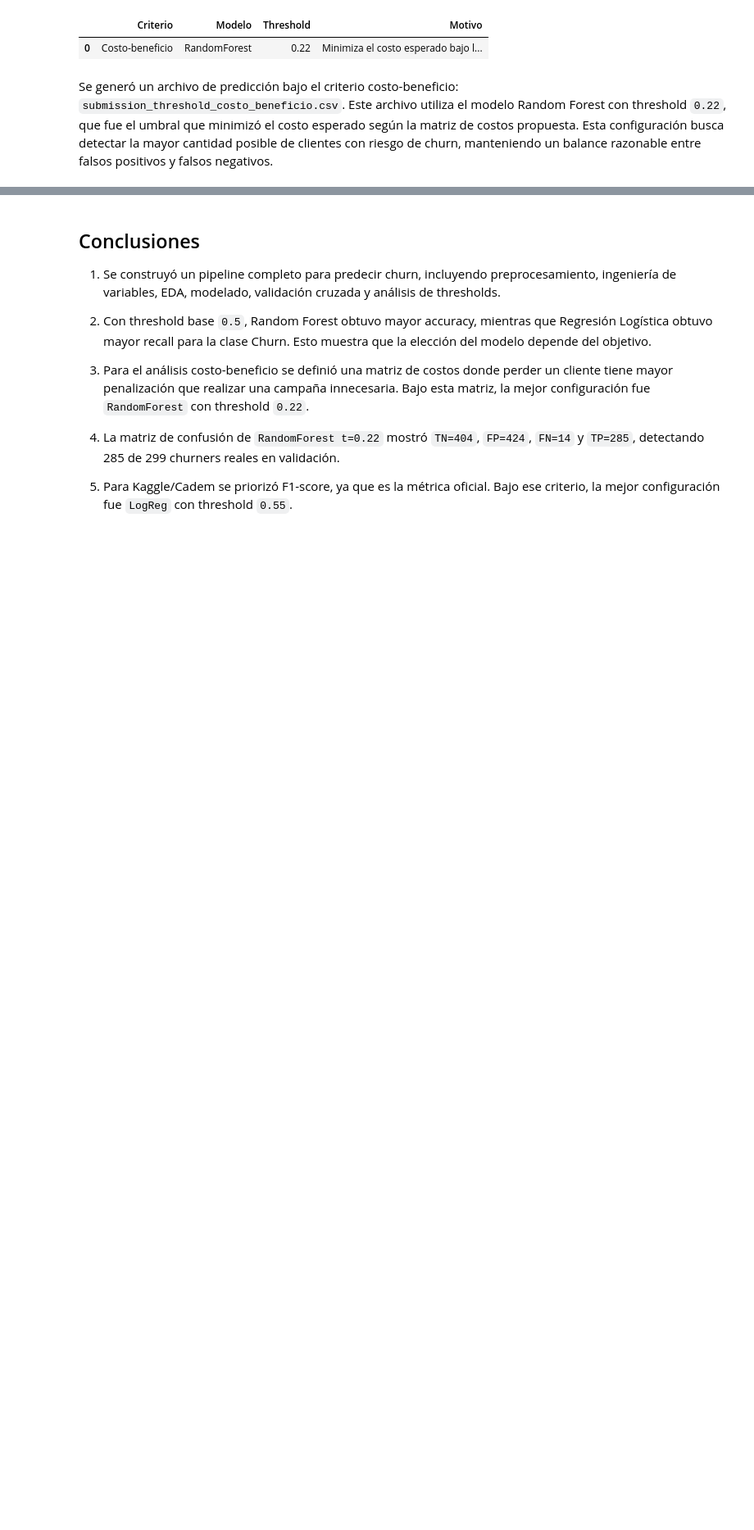
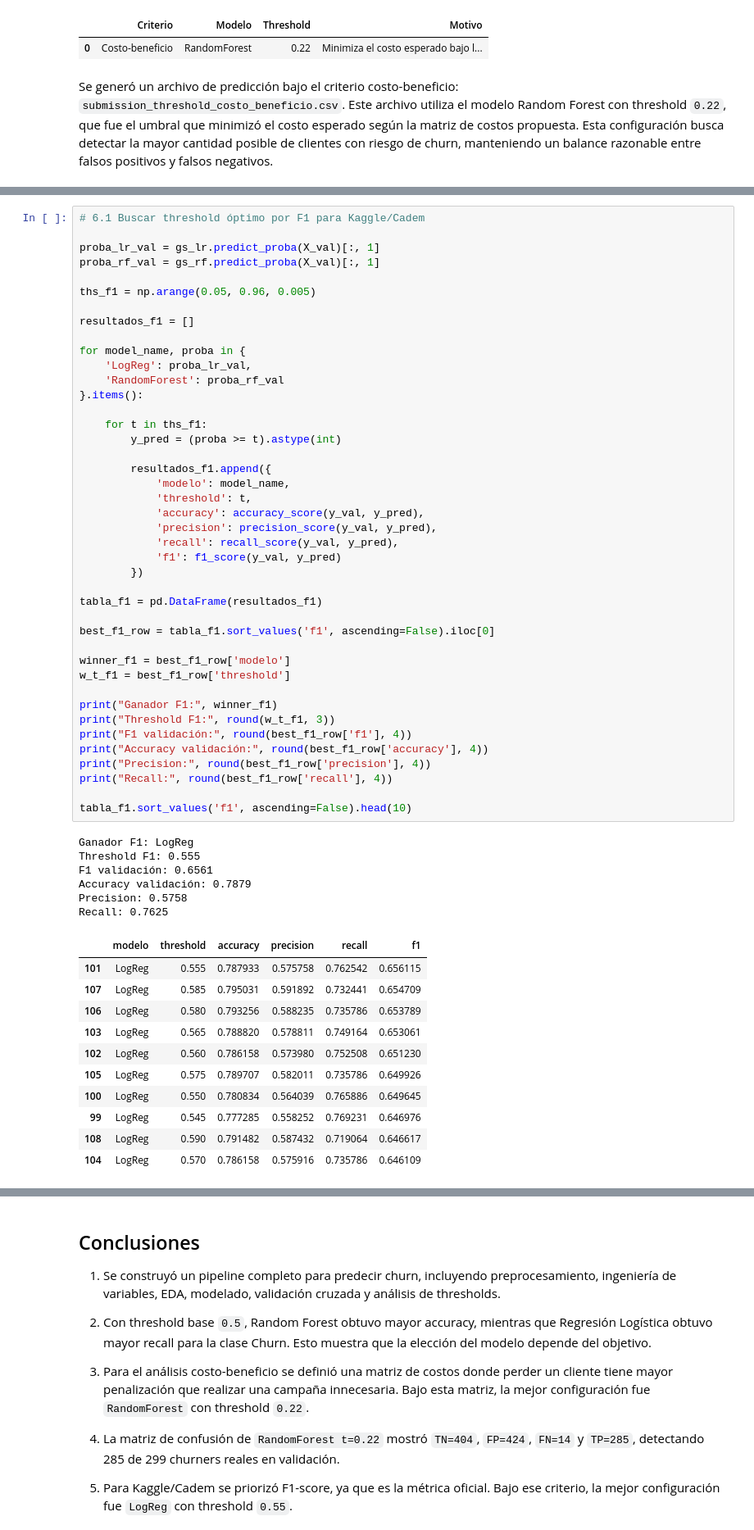
Before and after one commit to joelm2405/ml-telco-churn-grupo10, a Jupyter notebook: notebooks/Proyecto_ML_Churn.ipynb, the cells around one changed output, grey strips where cells are left out. Shown at 82% size. Cells and saved outputs as stored; diff of their text form; blank space fills up the shorter version.

```diff
--- a/notebooks/Proyecto_ML_Churn.ipynb
+++ b/notebooks/Proyecto_ML_Churn.ipynb
@@ -748 +725,61 @@ RForest: t_f1=0.46 → F1 val=0.6392
+# %%
+# 6.1 Buscar threshold óptimo por F1 para Kaggle/Cadem
+
+proba_lr_val = gs_lr.predict_proba(X_val)[:, 1]
+proba_rf_val = gs_rf.predict_proba(X_val)[:, 1]
+
+ths_f1 = np.arange(0.05, 0.96, 0.005)
+
+resultados_f1 = []
+
+for model_name, proba in {
+    'LogReg': proba_lr_val,
+    'RandomForest': proba_rf_val
+}.items():
+
+    for t in ths_f1:
+        y_pred = (proba >= t).astype(int)
+
+        resultados_f1.append({
+            'modelo': model_name,
+            'threshold': t,
+            'accuracy': accuracy_score(y_val, y_pred),
+            'precision': precision_score(y_val, y_pred),
+            'recall': recall_score(y_val, y_pred),
+            'f1': f1_score(y_val, y_pred)
+        })
+
+tabla_f1 = pd.DataFrame(resultados_f1)
+
+best_f1_row = tabla_f1.sort_values('f1', ascending=False).iloc[0]
+
+winner_f1 = best_f1_row['modelo']
+w_t_f1 = best_f1_row['threshold']
+
+print("Ganador F1:", winner_f1)
+print("Threshold F1:", round(w_t_f1, 3))
+print("F1 validación:", round(best_f1_row['f1'], 4))
+print("Accuracy validación:", round(best_f1_row['accuracy'], 4))
+print("Precision:", round(best_f1_row['precision'], 4))
+print("Recall:", round(best_f1_row['recall'], 4))
+
+tabla_f1.sort_values('f1', ascending=False).head(10)
+# %% [output]
+Ganador F1: LogReg
+Threshold F1: 0.555
+F1 validación: 0.6561
+Accuracy validación: 0.7879
+Precision: 0.5758
+Recall: 0.7625
+|  | modelo | threshold | accuracy | precision | recall | f1 |
+| 101 | LogReg | 0.555 | 0.787933 | 0.575758 | 0.762542 | 0.656115 |
+| 107 | LogReg | 0.585 | 0.795031 | 0.591892 | 0.732441 | 0.654709 |
+| 106 | LogReg | 0.580 | 0.793256 | 0.588235 | 0.735786 | 0.653789 |
+| 103 | LogReg | 0.565 | 0.788820 | 0.578811 | 0.749164 | 0.653061 |
+| 102 | LogReg | 0.560 | 0.786158 | 0.573980 | 0.752508 | 0.651230 |
+| 105 | LogReg | 0.575 | 0.789707 | 0.582011 | 0.735786 | 0.649926 |
+| 100 | LogReg | 0.550 | 0.780834 | 0.564039 | 0.765886 | 0.649645 |
+| 99 | LogReg | 0.545 | 0.777285 | 0.558252 | 0.769231 | 0.646976 |
+| 108 | LogReg | 0.590 | 0.791482 | 0.587432 | 0.719064 | 0.646617 |
+| 104 | LogReg | 0.570 | 0.786158 | 0.575916 | 0.735786 | 0.646109 |
 # %%
```
Also changed, not shown: parts of 9 cells of this notebook, 2 other files.
